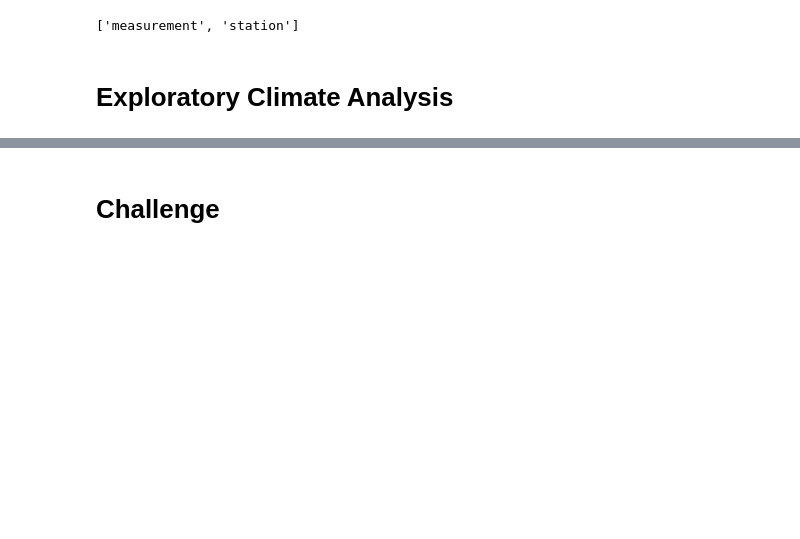
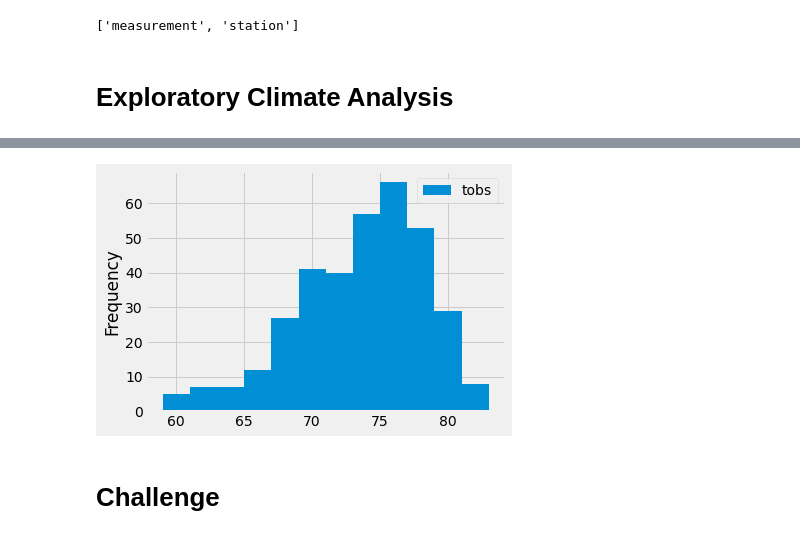
Before and after one commit to AndyHerron/surfs_up, a Jupyter notebook: climate_analysis.ipynb, the cells around one changed output, grey strips where cells are left out. Saved outputs shown, nothing was run; the diff lists cells and outputs as text; code cells hidden in the pictures; blank space fills up the shorter version.

```diff
--- a/climate_analysis.ipynb
+++ b/climate_analysis.ipynb
@@ -63,0 +111,6 @@ session = Session(engine)
+# %%
+# print all the observed temps from the most active station for the last year
+results = session.query(Measurement.tobs).\
+filter(Measurement.station == 'USC00519281').\
+filter(Measurement.date >= prev_year).all()
+print(results)
@@ -63,0 +119,4 @@ session = Session(engine)
+# %%
+# put the results into a DataFrame
+df = pd.DataFrame(results, columns=['tobs'])
+print(df)
@@ -64,6 +138,10 @@ session = Session(engine)
 # %%
 # Choose the station with the highest number of temperature observations.
 # Query the last 12 months of temperature observation data for this station and plot the results as a histogram
+df.plot.hist(bins=12)
+plt.tight_layout()
+# %% [output]
+[figure, added]
 # %%
 # Write a function called `calc_temps` that will accept start date and end date in the format '%Y-%m-%d'
 # and return the minimum, average, and maximum temperatures for that range of dates
```
Also changed, not shown: parts of 7 cells of this notebook, 1 other file.
